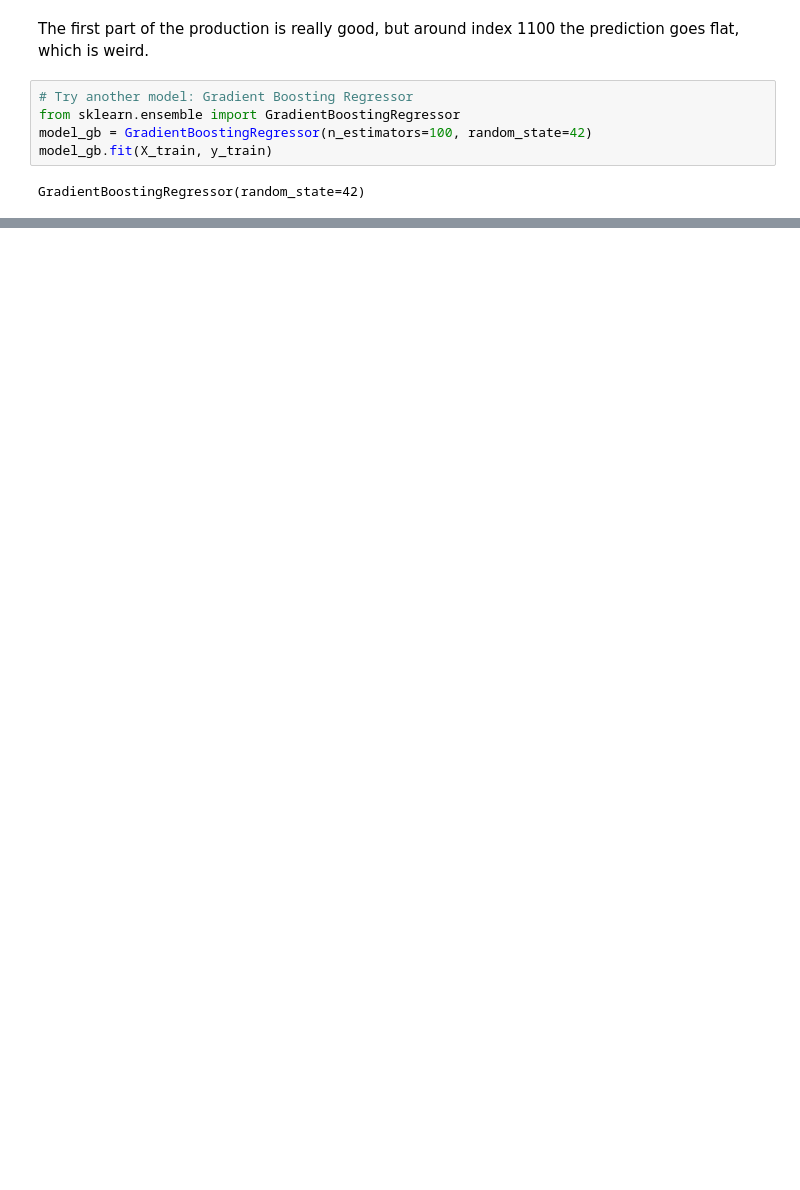
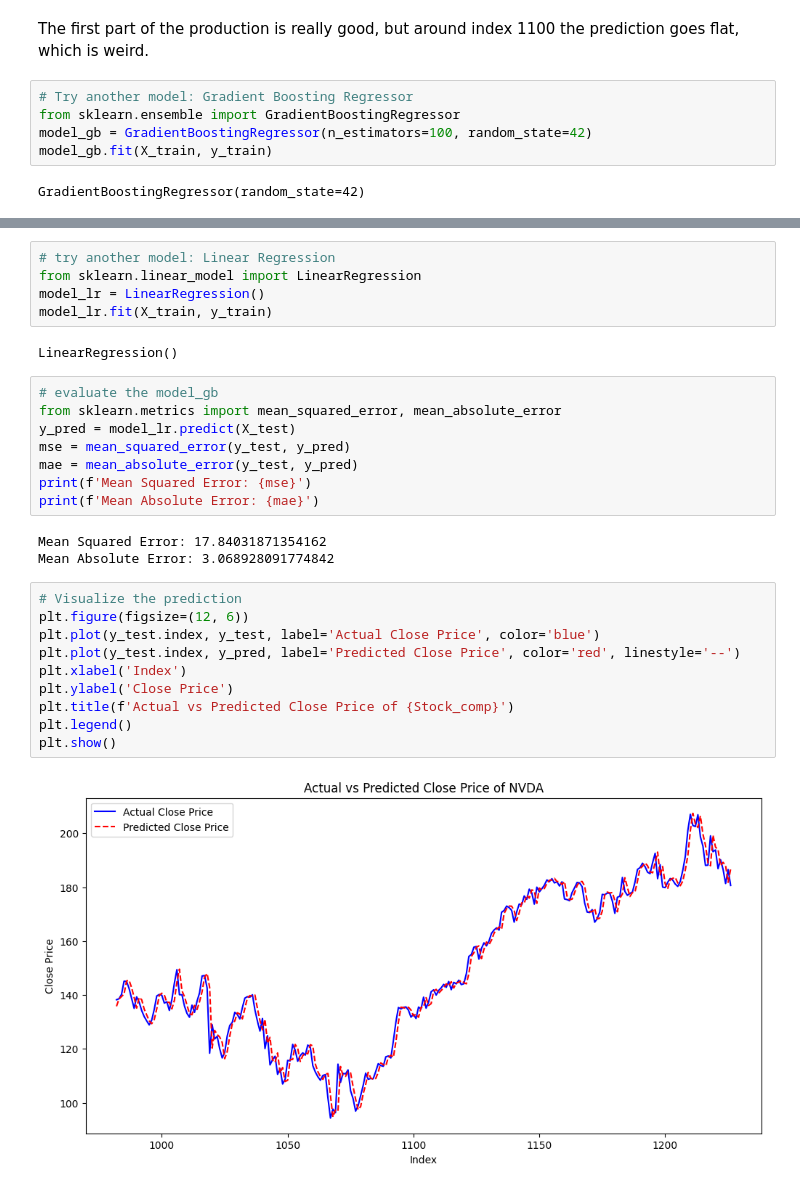
Before and after one commit to Kerbusch/data-science-homework-2025, a Jupyter notebook: week_b3/MNLE_DS_3_2_time_series_exercise.ipynb, the cells around one changed output, grey strips where cells are left out. Saved outputs shown, nothing was run; the diff lists cells and outputs as text; blank space fills up the shorter version.

```diff
--- a/week_b3/MNLE_DS_3_2_time_series_exercise.ipynb
+++ b/week_b3/MNLE_DS_3_2_time_series_exercise.ipynb
@@ -257,0 +260,30 @@ plt.show()
+# %%
+# try another model: Linear Regression
+from sklearn.linear_model import LinearRegression
+model_lr = LinearRegression()
+model_lr.fit(X_train, y_train)
+# %% [output]
+LinearRegression()
+# %%
+# evaluate the model_gb
+from sklearn.metrics import mean_squared_error, mean_absolute_error
+y_pred = model_lr.predict(X_test)
+mse = mean_squared_error(y_test, y_pred)
+mae = mean_absolute_error(y_test, y_pred)
+print(f'Mean Squared Error: {mse}')
+print(f'Mean Absolute Error: {mae}')
+# %% [output]
+Mean Squared Error: 17.84031871354162
+Mean Absolute Error: 3.068928091774842
+# %%
+# Visualize the prediction
+plt.figure(figsize=(12, 6))
+plt.plot(y_test.index, y_test, label='Actual Close Price', color='blue')
+plt.plot(y_test.index, y_pred, label='Predicted Close Price', color='red', linestyle='--')
+plt.xlabel('Index')
+plt.ylabel('Close Price')
+plt.title(f'Actual vs Predicted Close Price of {Stock_comp}')
+plt.legend()
+plt.show()
+# %% [output]
+[figure, added]
```
Also changed, not shown: parts of 9 cells of this notebook.
